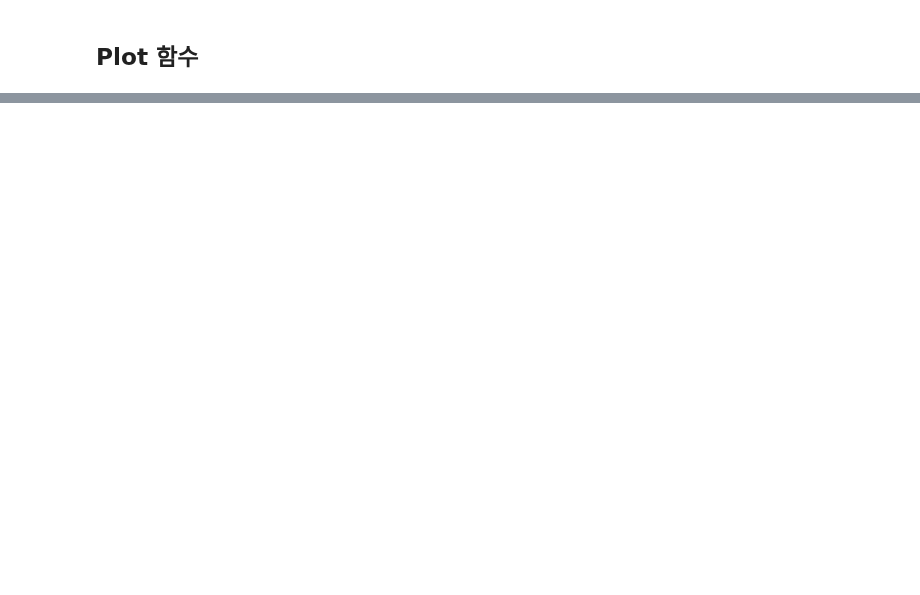
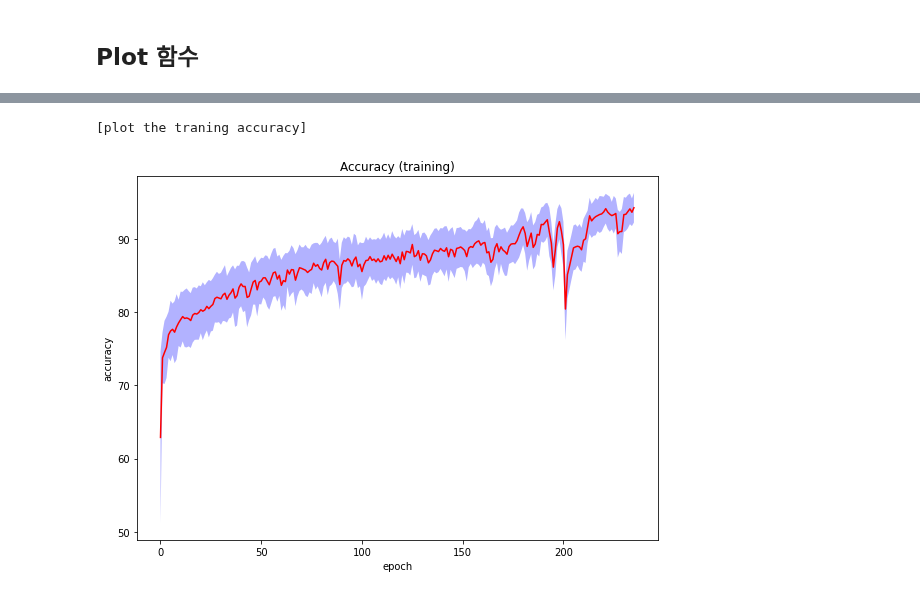
Before and after one commit to tolom131/Human-Activity-Recognition, a Jupyter notebook: ensemble/pytorch_supervised_ensemble_autoencoder.ipynb, the cells around one changed output, grey strips where cells are left out. Saved outputs shown, nothing was run; the diff lists cells and outputs as text; code cells hidden in the pictures; blank space fills up the shorter version.

```diff
--- a/ensemble/pytorch_supervised_ensemble_autoencoder.ipynb
+++ b/ensemble/pytorch_supervised_ensemble_autoencoder.ipynb
@@ -421,7 +428,10 @@ plot_curve_error(loss_mean_test, loss_std_test, 'epoch', 'loss', 'loss (testing)
 # %%
 print('[plot the traning accuracy]')
 print('')
-plot_curve_error(accuracy_mean_train, accuracy_std_train, 'epoch', 'accuracy', 'Accuracy (training)')
+plot_curve_error(accuracy_mean_train[:236], accuracy_std_train[:236], 'epoch', 'accuracy', 'Accuracy (training)')
+# %% [output]
+[plot the traning accuracy]
+[figure, added]
 # %%
 print('[plot the testing accuracy]')
 print('')
```
Also changed, not shown: parts of 4 cells of this notebook.
